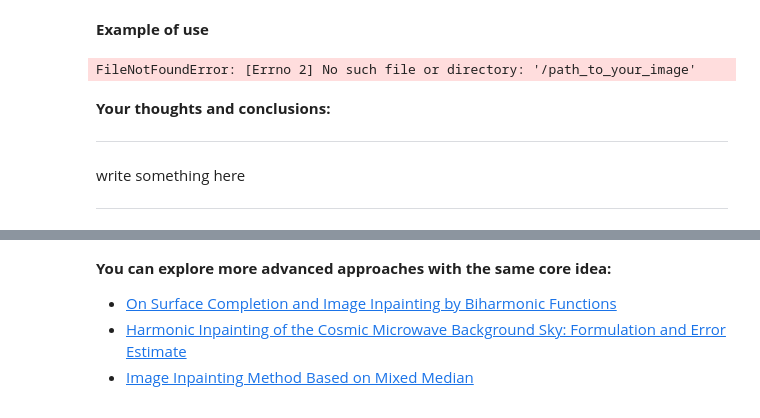
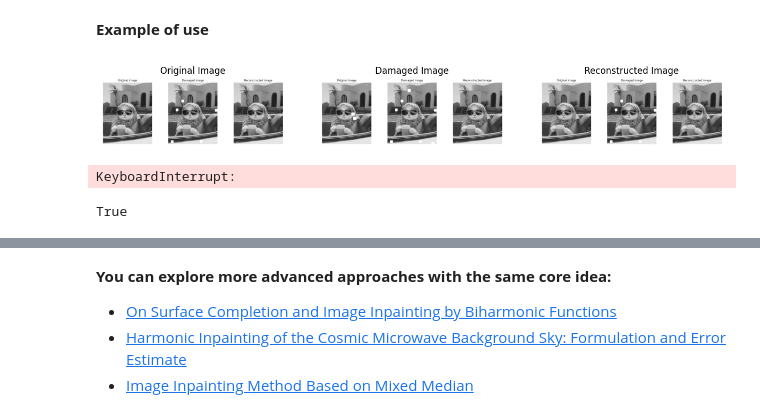
Before and after one commit to Martik-k/linear-algebra-lab1-transformations, a Jupyter notebook: LA_Lab_1_2026.ipynb, the cells around one changed output, grey strips where cells are left out. Drawn from its saved outputs; the diff is of its cells as text; code cells hidden in the pictures.

```diff
--- a/LA_Lab_1_2026.ipynb
+++ b/LA_Lab_1_2026.ipynb
@@ -1220,7 +1250,19 @@ def construct_linear_system(pixel_matrix, damaged_coords):
     b = [0] * n
 
     ### YOUR CODE SOLUTION START
+    directions = [(-1, 0), (1, 0), (0, -1), (0, 1)]
 
+    for i, (y, x) in enumerate(damaged_coords):
+        neighbor_count = 0
+        for dy, dx in directions:
+            ny, nx = y + dy, x + dx
+            if 0 <= ny < height and 0 <= nx < width:
+                neighbor_count += 1
+                if (ny, nx) in var_index:
+                    A[i][var_index[(ny, nx)]] -= 1
+                else:
+                    b[i] += pixel_matrix[ny][nx]
+        A[i][i] = neighbor_count
     ### YOUR CODE SOLUTION END
 
     return A, b
@@ -1247,6 +1289,23 @@ def solve_linear_system(A, b, method='numpy'):
         x = [0] * n
 
         ### YOUR CODE SOLUTION START
+        M = [row[:] + [b[i]] for i, row in enumerate(A)]
+
+        for col in range(n):
+            pivot = max(range(col, n), key=lambda r: abs(M[r][col]))
+            M[col], M[pivot] = M[pivot], M[col]
+            for row in range(col + 1, n):
+                if M[col][col] == 0:
+                    continue
+                factor = M[row][col] / M[col][col]
+                for j in range(col, n + 1):
+                    M[row][j] -= factor * M[col][j]
+
+        for i in range(n - 1, -1, -1):
+            x[i] = M[i][n]
+            for j in range(i + 1, n):
+                x[i] -= M[i][j] * x[j]
+            x[i] /= M[i][i]
 
         ### YOUR CODE SOLUTION END
 
@@ -1290,29 +1349,30 @@ def complete_solution(img_gray, damaged_matrix, damaged_coords, method='numpy'):
 **Example of use**
 # %%
 # Load and preprocess the image
-img = Image.open("/path_to_your_image")
+img = Image.open("images/image.png")
 img_gray = to_grayscale(img)
 pixel_matrix = get_pixel_matrix(img_gray)
 
 # Create damaged image
 num_blocks=5 # number of damages
 block_size=20 # pixel size of damages
 height, width = len(pixel_matrix), len(pixel_matrix[0])
 damaged_matrix, damaged_coords = create_damaged_matrix(pixel_matrix, num_blocks, block_size)
 
 # Construct the linear system
 A, b = construct_linear_system(pixel_matrix, damaged_coords)
 
 # Solve and visualize
 complete_solution(img_gray, damaged_matrix, damaged_coords)
 complete_solution(img_gray, damaged_matrix, damaged_coords, method='manual')
 # %% [output]
+[figure, added]
-FileNotFoundError: [Errno 2] No such file or directory: '/path_to_your_image'
+KeyboardInterrupt:
-# %% [markdown]
-**Your thoughts and conclusions:**
-
----
-
-write something here
-
----
+# %%
+#Test for result
+A2, b2 = construct_linear_system(pixel_matrix, damaged_coords)
+x_numpy = np.linalg.solve(A2, b2)
+x_manual = solve_linear_system(A2, b2, method='manual')
+print(np.allclose(x_numpy, x_manual, atol=1e-4))
+# %% [output]
+True
```
Also changed, not shown: parts of 12 cells of this notebook.
